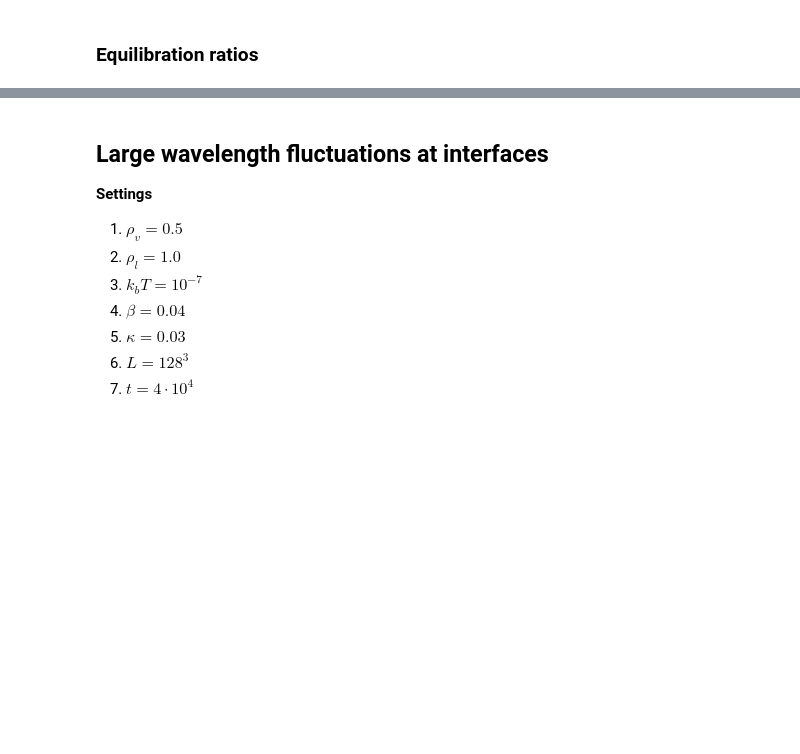
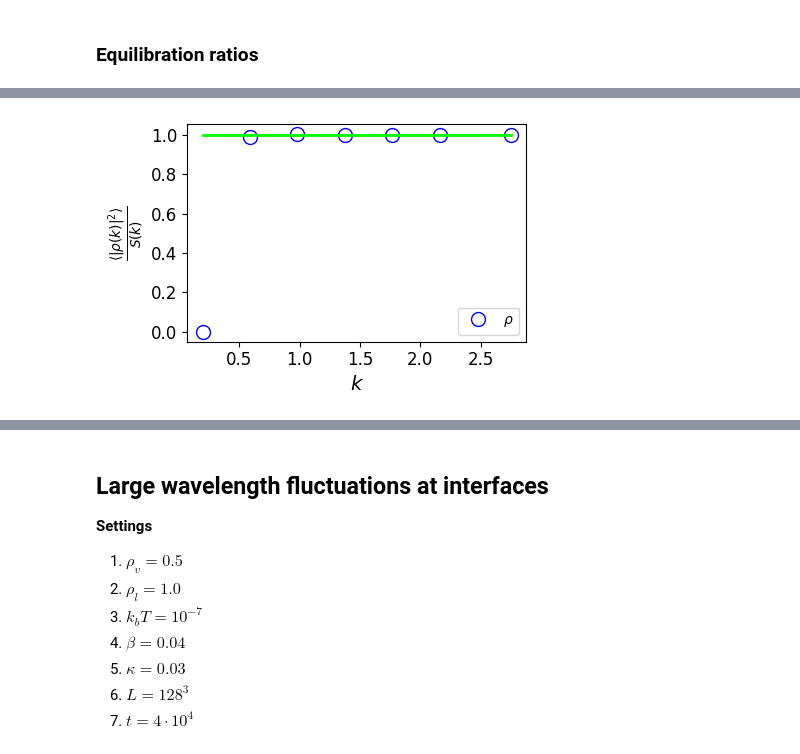
Before and after one commit to nkarthi95/LBMeX, a Jupyter notebook: src_lbm/gross_validation/gross_validation.ipynb, the cells around one changed output, grey strips where cells are left out. Saved outputs shown, nothing was run; the diff lists cells and outputs as text; code cells hidden in the pictures; blank space fills up the shorter version.

Commit message:
Figures for poster

```diff
--- a/src_lbm/gross_validation/gross_validation.ipynb
+++ b/src_lbm/gross_validation/gross_validation.ipynb
@@ -788,33 +823,37 @@ G.diagonal()[0]
 # %%
 data = [np.array(ad[('boxlib', 'struct_fact_rho_rho')]).reshape(L, L, L)]
 
 ar = 1.5
 sz = 3
 fig, ax = plt.subplots(1, 1, figsize = (sz*ar, sz))
 
 colors = ['b', "r", "k"]
 markers = ["o", "s", '^']
 labels = [r"$\rho$"]
 
 rho_scale = lambda a, c: a*c
 scale_factor = 1
 
 for d in data:
         x, y = spherically_averaged_structure_factor(d, rho_data, scale_factor = scale_factor, func = rho_scale)
         x, y = make_bins(x, binsize, to_bin2 = y)
         ax.plot(x, y,
                 marker = markers[0], color = colors[0],
                 markerfacecolor = "None", markersize = 10,
                 linestyle = "None", label = labels[0])
 
 ax.plot(x, [1]*x.size, 'lime', lw = 2)
 
 ax.set_xlabel(r"$k$", fontsize = 14)
 ax.set_ylabel(r"$\frac{ \langle | \rho(k) | ^2 \rangle }{S(k)}$", fontsize = 14)
 
 ax.tick_params(axis='both', which='major', labelsize=12)
 ax.tick_params(axis='both', which='minor', labelsize=10)
 ax.legend()
-ax.set_ylim([0.9, 1.1])
+# ax.set_ylim([0.9, 1.1])
+fig.tight_layout()
+fig.savefig("./rho_equilibration_ratio.svg")
+# %% [output]
+[figure, added]
 # %%
 sz = 4
```
Also changed, not shown: parts of 5 cells of this notebook, 1 other file.
